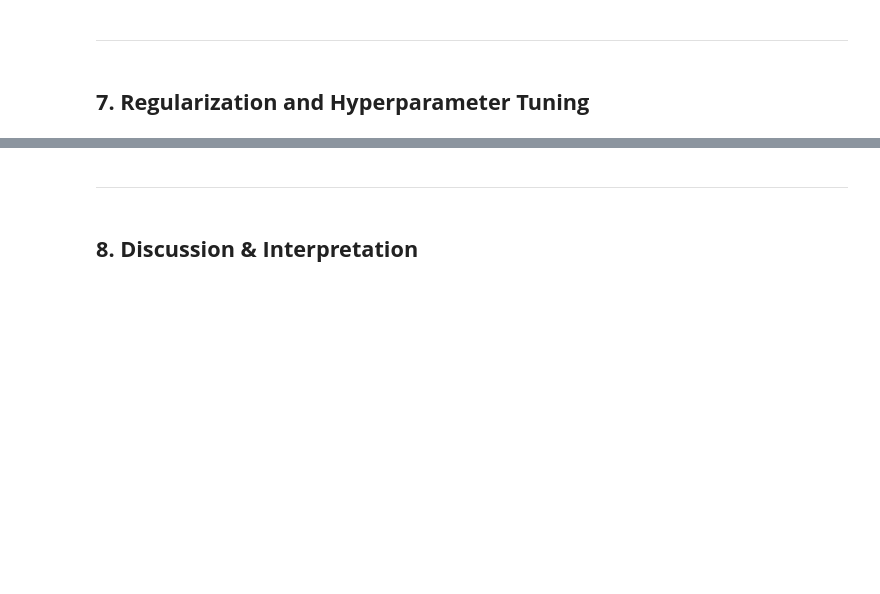
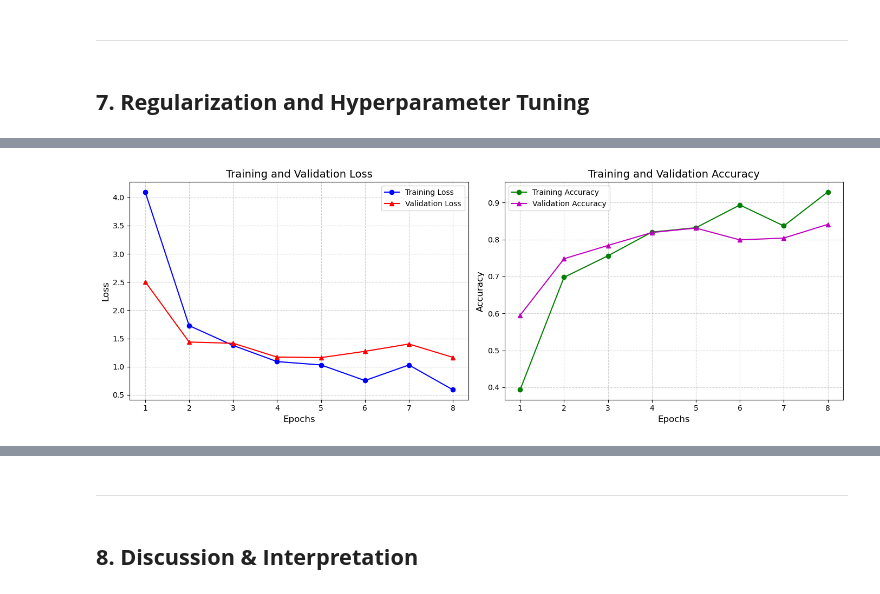
Before and after one commit to zayLatt25/mlnn-finals, a Jupyter notebook: mlnn-finals.ipynb, the cells around one changed output, grey strips where cells are left out. Saved outputs shown, nothing was run; the diff lists cells and outputs as text; code cells hidden in the pictures; blank space fills up the shorter version.

```diff
--- a/mlnn-finals.ipynb
+++ b/mlnn-finals.ipynb
@@ -422,0 +720,4 @@ Comparing these baselines with the **First Model**, which achieved an **accuracy
+# %%
+print_history(best_history)
+# %% [output]
+[figure, added]
```
Also changed, not shown: parts of 25 cells of this notebook.
